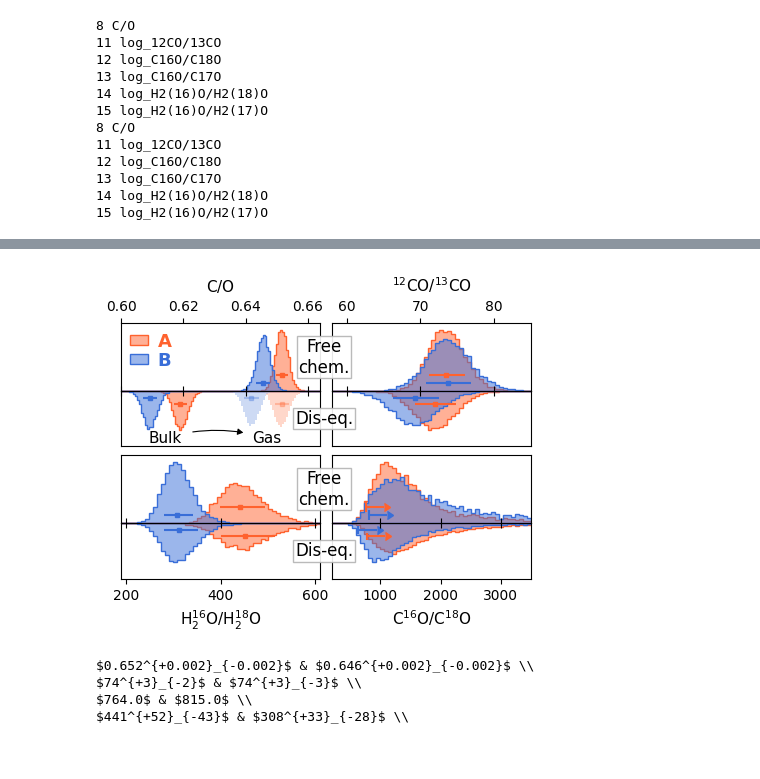
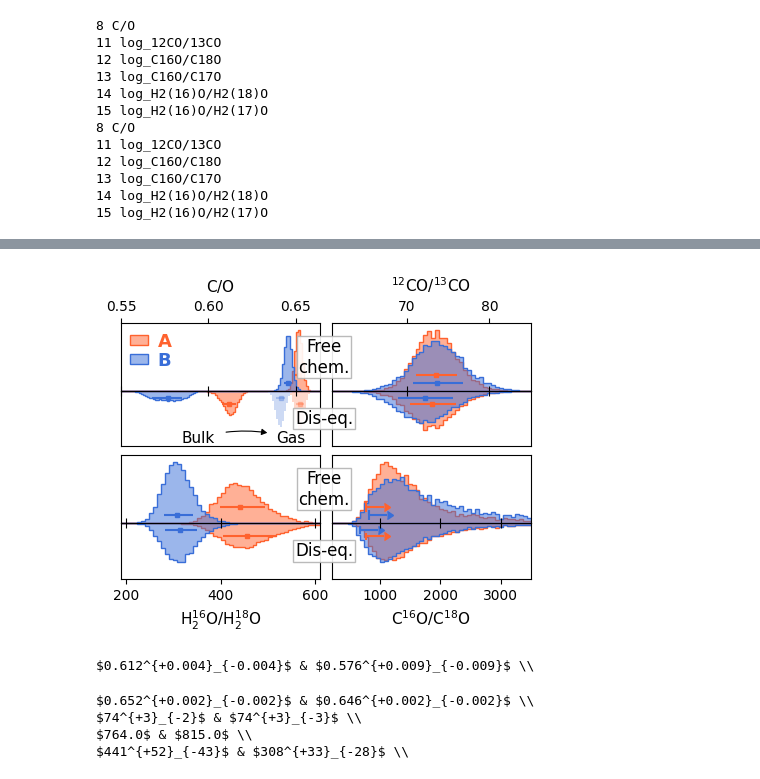
Before and after one commit to samderegt/retrieval_base, a Jupyter notebook: Luhman_16/figures/plot_K_band_chem_ratios.ipynb, the cells around one changed output, grey strips where cells are left out. Saved outputs shown, nothing was run; the diff lists cells and outputs as text; code cells hidden in the pictures.

Commit message:
Plot updates

```diff
--- a/Luhman_16/figures/plot_K_band_chem_ratios.ipynb
+++ b/Luhman_16/figures/plot_K_band_chem_ratios.ipynb
@@ -32,8 +32,8 @@ res_alpha = 0.85
 path = '/net/schenk/data2/regt/data_backup/Luhman_16/retrieval_outputs'
 A = result_utils.RetrievalResults(f'{path}/freechem_K_A_ret_6/test_')
 B = result_utils.RetrievalResults(f'{path}/freechem_K_B_ret_6/test_')
-A_eq = result_utils.RetrievalResults(f'{path}/eqchem_K_A_ret_2/test_')
-B_eq = result_utils.RetrievalResults(f'{path}/eqchem_K_B_ret_3/test_')
+A_eq = result_utils.RetrievalResults(f'{path}/eqchem_K_A_ret_3/test_')
+B_eq = result_utils.RetrievalResults(f'{path}/eqchem_K_B_ret_4/test_')
 # %% [output]
 /net/schenk/data2/regt/data_backup/Luhman_16/retrieval_outputs/freechem_K_A_ret_6/test_data
   analysing data from /net/schenk/data2/regt/data_backup/Luhman_16/retrieval_outputs/freechem_K_A_ret_6/test_.txt
@@ -148,5 +189,5 @@ chem_ratios_B_eq, abs_abund_B_eq = get_chemical_ratios(B_eq, mean_along_axis=-1)
 # %%
-def plot_errorbar(ax, posterior, y, q, transform=None, **kwargs):
+def plot_errorbar(ax, posterior, y, q, transform=None, ms=3.5, **kwargs):
 
     x = np.median(posterior)
     xerr = np.quantile(posterior, q=q) - x
@@ -157,11 +198,11 @@ def plot_errorbar(ax, posterior, y, q, transform=None, **kwargs):
 
     if xerr.shape[0] == 1:
         ax.errorbar(
-            x-xerr, y, yerr=0.07, transform=transform, fmt='', lw=1.5, ms=3.5, capsize=0, xlolims=True, **kwargs,
+            x-xerr, y, yerr=0.07, transform=transform, fmt='', lw=1.5, ms=ms, capsize=0, xlolims=True, **kwargs,
             )
     else:
         ax.errorbar(
-            x, y, xerr=xerr, transform=transform, fmt='s', lw=1.5, ms=3.5, capsize=0, **kwargs,
+            x, y, xerr=xerr, transform=transform, fmt='s', lw=1.5, ms=ms, capsize=0, **kwargs,
             )
 
 hist_kwargs_A = dict(
@@ -187,8 +228,8 @@ hist_kwargs_gas['ec'] = 'none'
 # hist_kwargs_gas['lw'] = 0.8
 
 hist_info = {
-    'C/O':             (100, [0.600, 0.664]),
-    '12CO/13CO':       (50, [58,85]),
+    'C/O':             (100, [0.550, 0.664]),
+    '12CO/13CO':       (50, [61,85]),
     'H2(16)O/H2(18)O': (50, [190,610]),
     'C16O/C18O':       (50, [200,3500]),
 }
@@ -258,34 +299,38 @@ ax_1[1].xaxis.set_label_position('top')
 
 ann_kwargs = dict(
     xycoords='axes fraction', ha='center', va='center', fontsize=12,
     bbox={'boxstyle':'square,pad=0.1', 'ec':'0.7', 'fc':'w', 'alpha':0.9},
 )
 for i in [1,3]:
     ax_1[i].annotate('Free\nchem.', xy=(-0.04,0.5), **ann_kwargs)
     ax_2[i].annotate('Dis-eq.', xy=(-0.04,0.5), **ann_kwargs)
 
 ann_kwargs = dict(xycoords=ax_2[0].get_xaxis_transform(), ha='center', va='center', fontsize=11)
 
 xy = (np.mean([np.median(chem_ratios_A_eq['C/O_mean']),np.median(chem_ratios_B_eq['C/O_mean'])]),0.15)
 ax_2[0].annotate('Gas', xy=xy, **ann_kwargs)
 xytext = (np.mean([np.median(chem_ratios_A_eq['C/O']),np.median(chem_ratios_B_eq['C/O'])]),0.15)
 ax_2[0].annotate(
     'Bulk', xy=xy, xytext=xytext, **ann_kwargs, arrowprops=dict(
         arrowstyle='-|>,head_width=0.17,head_length=0.3', shrinkB=17, shrinkA=6,
         connectionstyle='arc3,rad=-0.15', lw=0.8, color='k'
         )
     )
 
 ax_1[0].legend(
     loc='upper left', bbox_to_anchor=(0.,1.), labelspacing=0.05, handlelength=1.0, handleheight=0.5,
     handletextpad=0.5, borderpad=0., labelcolor=[color_A, color_B], prop={'weight':'bold', 'size':13}, frameon=False,
 )
 
 plt.subplots_adjust(left=0.05, bottom=0.16, top=0.85, right=0.96)
 plt.savefig(f'./plots/K_band_chem_ratios.pdf')
 plt.show()
 # %% [output]
-[figure, old version]
+[figure, new version]
+# %%
+result_utils.latex_format(chem_ratios_A_eq['C/O'], chem_ratios_B_eq['C/O'], decimals=3)
+# %% [output]
+$0.612^{+0.004}_{-0.004}$ & $0.576^{+0.009}_{-0.009}$ \\
 # %%
 result_utils.latex_format(chem_ratios_A['C/O'], chem_ratios_B['C/O'], decimals=3)
 result_utils.latex_format(chem_ratios_A['12CO/13CO'], chem_ratios_B['12CO/13CO'], decimals=0)
```
Also changed, not shown: parts of 15 cells of this notebook.
